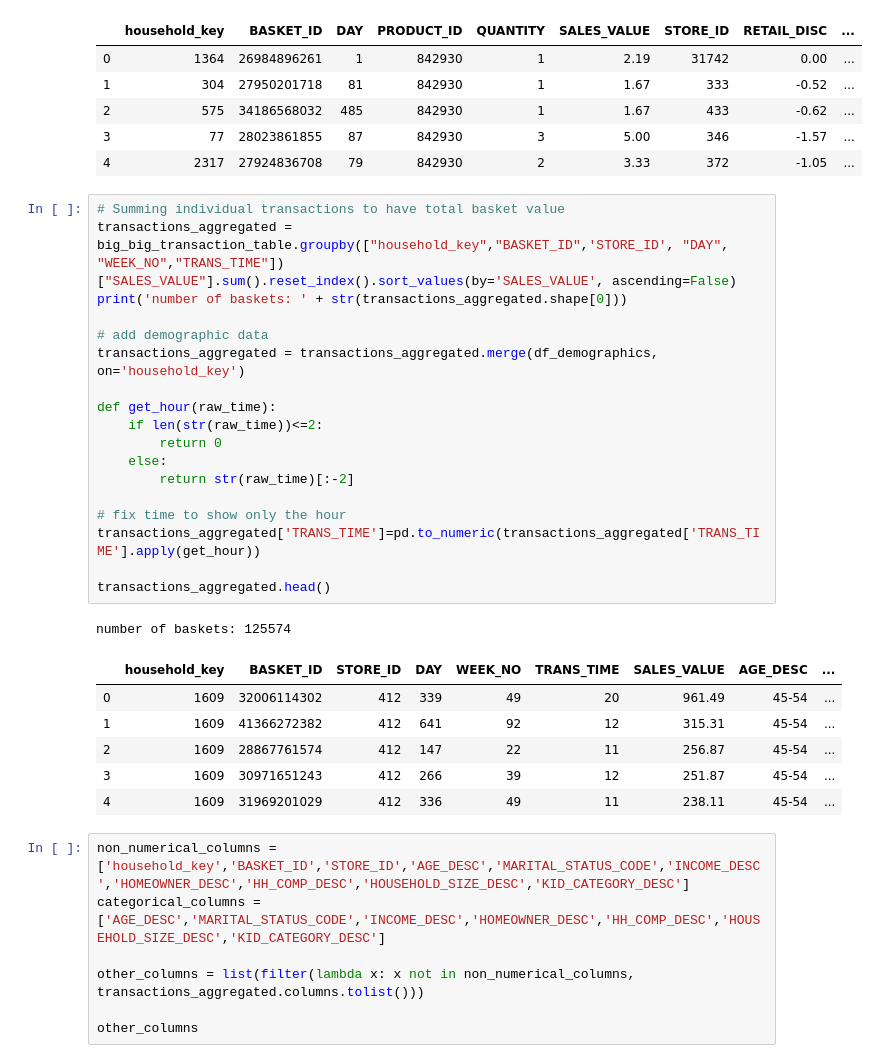
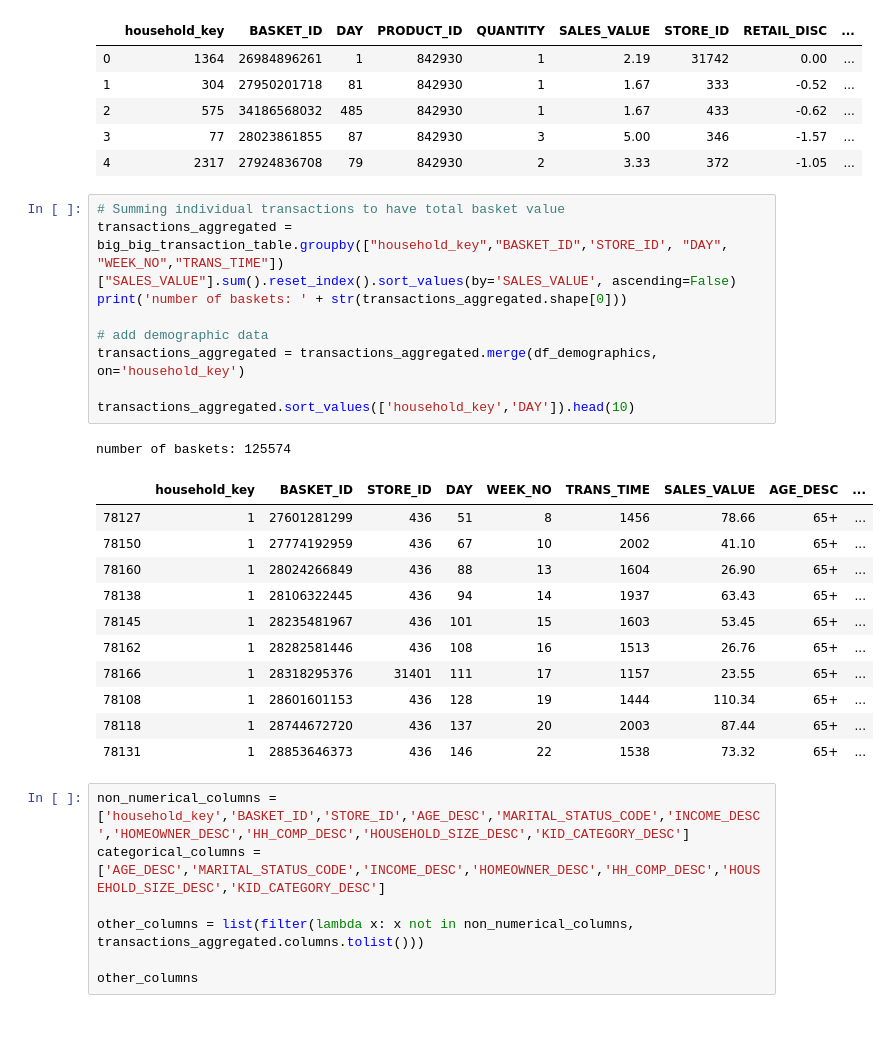
Before and after one commit to robmoratore/ShellDnA, a Jupyter notebook: DnA 2.0/Predicting sales with demographics.ipynb, the cells around one changed output. Cells and saved outputs as stored; diff of their text form; blank space fills up the shorter version.

```diff
--- a/DnA 2.0/Predicting sales with demographics.ipynb
+++ b/DnA 2.0/Predicting sales with demographics.ipynb
@@ -64,29 +64,25 @@ big_big_transaction_table.head()
 # %%
 # Summing individual transactions to have total basket value
 transactions_aggregated = big_big_transaction_table.groupby(["household_key","BASKET_ID",'STORE_ID', "DAY", "WEEK_NO","TRANS_TIME"])["SALES_VALUE"].sum().reset_index().sort_values(by='SALES_VALUE', ascending=False)
 print('number of baskets: ' + str(transactions_aggregated.shape[0]))
 
 # add demographic data
 transactions_aggregated = transactions_aggregated.merge(df_demographics, on='household_key')
 
-def get_hour(raw_time):
-    if len(str(raw_time))<=2:
-        return 0
-    else:
-        return str(raw_time)[:-2]
-
-# fix time to show only the hour
-transactions_aggregated['TRANS_TIME']=pd.to_numeric(transactions_aggregated['TRANS_TIME'].apply(get_hour))
-
-transactions_aggregated.head()
+transactions_aggregated.sort_values(['household_key','DAY']).head(10)
 # %% [output]
 number of baskets: 125574
 |  | household_key | BASKET_ID | STORE_ID | DAY | WEEK_NO | TRANS_TIME | SALES_VALUE | AGE_DESC | ... |
-| 0 | 1609 | 32006114302 | 412 | 339 | 49 | 20 | 961.49 | 45-54 | ... |
-| 1 | 1609 | 41366272382 | 412 | 641 | 92 | 12 | 315.31 | 45-54 | ... |
-| 2 | 1609 | 28867761574 | 412 | 147 | 22 | 11 | 256.87 | 45-54 | ... |
-| 3 | 1609 | 30971651243 | 412 | 266 | 39 | 12 | 251.87 | 45-54 | ... |
-| 4 | 1609 | 31969201029 | 412 | 336 | 49 | 11 | 238.11 | 45-54 | ... |
+| 78127 | 1 | 27601281299 | 436 | 51 | 8 | 1456 | 78.66 | 65+ | ... |
+| 78150 | 1 | 27774192959 | 436 | 67 | 10 | 2002 | 41.10 | 65+ | ... |
+| 78160 | 1 | 28024266849 | 436 | 88 | 13 | 1604 | 26.90 | 65+ | ... |
+| 78138 | 1 | 28106322445 | 436 | 94 | 14 | 1937 | 63.43 | 65+ | ... |
+| 78145 | 1 | 28235481967 | 436 | 101 | 15 | 1603 | 53.45 | 65+ | ... |
+| 78162 | 1 | 28282581446 | 436 | 108 | 16 | 1513 | 26.76 | 65+ | ... |
+| 78166 | 1 | 28318295376 | 31401 | 111 | 17 | 1157 | 23.55 | 65+ | ... |
+| 78108 | 1 | 28601601153 | 436 | 128 | 19 | 1444 | 110.34 | 65+ | ... |
+| 78118 | 1 | 28744672720 | 436 | 137 | 20 | 2003 | 87.44 | 65+ | ... |
+| 78131 | 1 | 28853646373 | 436 | 146 | 22 | 1538 | 73.32 | 65+ | ... |
 # %%
 non_numerical_columns = ['household_key','BASKET_ID','STORE_ID','AGE_DESC','MARITAL_STATUS_CODE','INCOME_DESC','HOMEOWNER_DESC','HH_COMP_DESC','HOUSEHOLD_SIZE_DESC','KID_CATEGORY_DESC']
 categorical_columns = ['AGE_DESC','MARITAL_STATUS_CODE','INCOME_DESC','HOMEOWNER_DESC','HH_COMP_DESC','HOUSEHOLD_SIZE_DESC','KID_CATEGORY_DESC']
```
Also changed, not shown: parts of 37 cells of this notebook.
